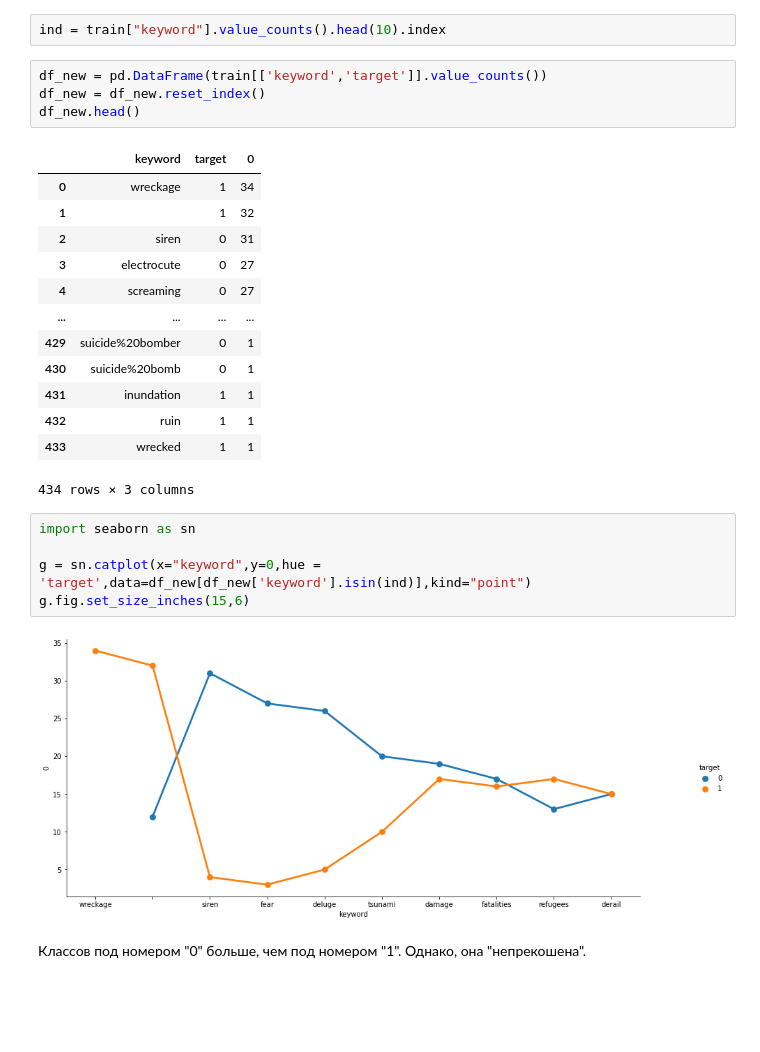
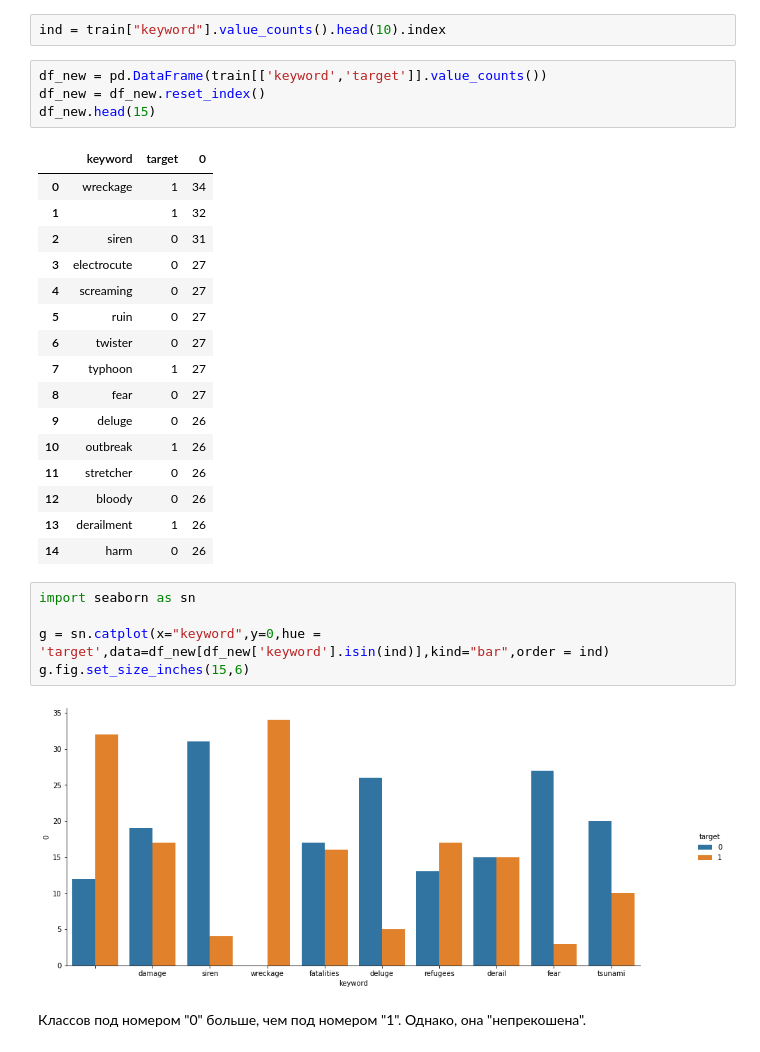
Before and after one commit to krottttt/iad, a Jupyter notebook: sem_2_Hw_6/hw06.ipynb, the cells around one changed output. Cells and saved outputs as stored; diff of their text form; blank space fills up the shorter version.

```diff
--- a/sem_2_Hw_6/hw06.ipynb
+++ b/sem_2_Hw_6/hw06.ipynb
@@ -85,7 +85,7 @@ ind = train["keyword"].value_counts().head(10).index
 # %%
 df_new = pd.DataFrame(train[['keyword','target']].value_counts())
 df_new = df_new.reset_index()
-df_new.head()
+df_new.head(15)
 # %% [output]
 |  | keyword | target | 0 |
 | 0 | wreckage | 1 | 34 |
@@ -93,20 +93,23 @@ df_new.head()
 | 2 | siren | 0 | 31 |
 | 3 | electrocute | 0 | 27 |
 | 4 | screaming | 0 | 27 |
-| ... | ... | ... | ... |
-| 429 | suicide%20bomber | 0 | 1 |
-| 430 | suicide%20bomb | 0 | 1 |
-| 431 | inundation | 1 | 1 |
-| 432 | ruin | 1 | 1 |
-| 433 | wrecked | 1 | 1 |
+| 5 | ruin | 0 | 27 |
+| 6 | twister | 0 | 27 |
+| 7 | typhoon | 1 | 27 |
+| 8 | fear | 0 | 27 |
+| 9 | deluge | 0 | 26 |
+| 10 | outbreak | 1 | 26 |
+| 11 | stretcher | 0 | 26 |
+| 12 | bloody | 0 | 26 |
+| 13 | derailment | 1 | 26 |
+| 14 | harm | 0 | 26 |
-434 rows × 3 columns
 # %%
 import seaborn as sn
 
-g = sn.catplot(x="keyword",y=0,hue = 'target',data=df_new[df_new['keyword'].isin(ind)],kind="point")
+g = sn.catplot(x="keyword",y=0,hue = 'target',data=df_new[df_new['keyword'].isin(ind)],kind="bar",order = ind)
 g.fig.set_size_inches(15,6)
 # %% [output]
-[figure, old version]
+[figure, new version]
 # %% [markdown]
 Классов под номером "0" больше, чем под номером "1". Однако, она "непрекошена".
 # %% [markdown]
```
Also changed, not shown: parts of 35 cells of this notebook.
